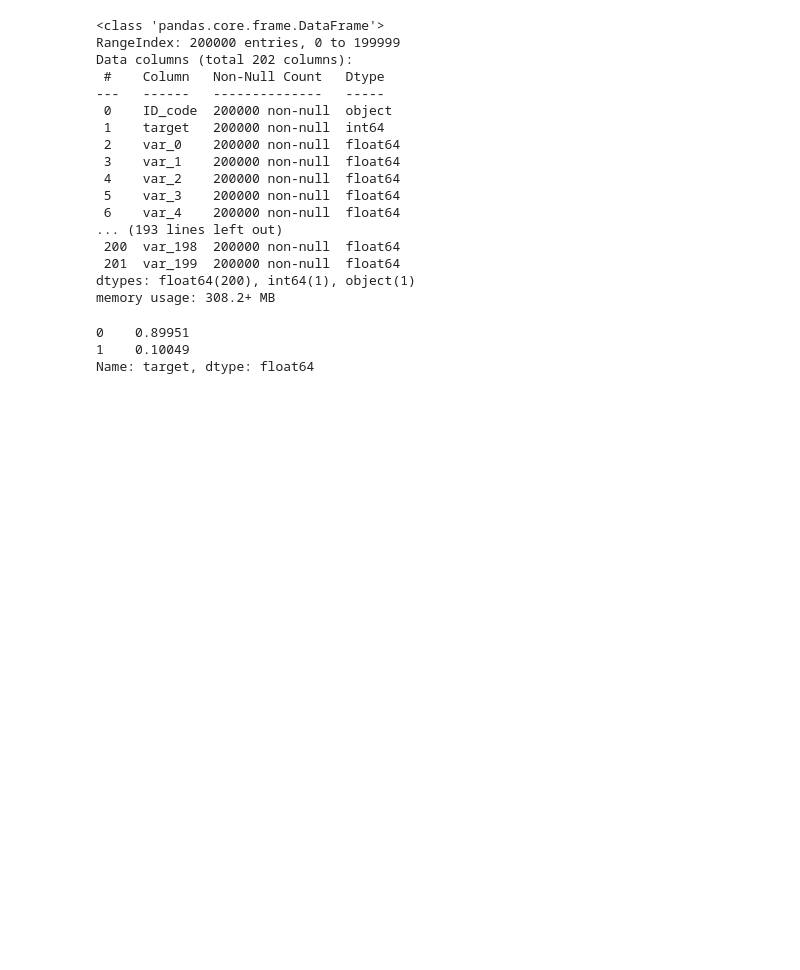
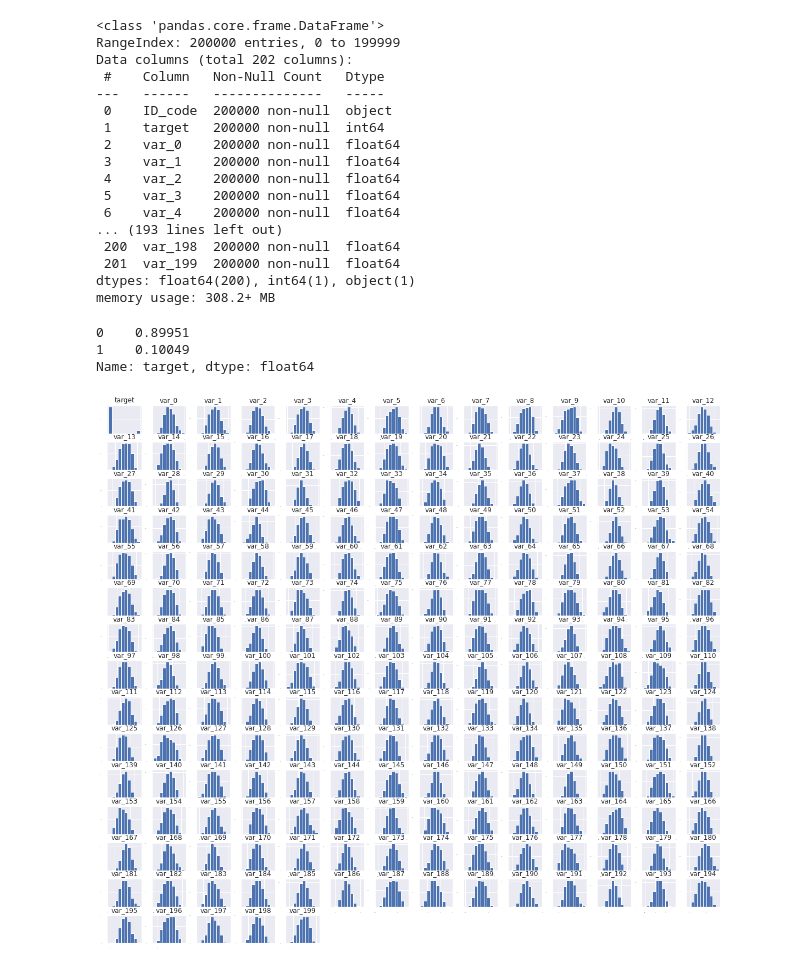
Before and after one commit to nitishsingh158/ML_noteboks, a Jupyter notebook: santander-customer-transaction.ipynb, the cells around one changed output. Cells and saved outputs as stored; diff of their text form; code cells hidden in the pictures; blank space fills up the shorter version.

```diff
--- a/santander-customer-transaction.ipynb
+++ b/santander-customer-transaction.ipynb
@@ -99,9 +100,11 @@ raw_dataset["target"].value_counts(dropna = False)/raw_dataset.shape[0]
 Name: target, dtype: float64
 # %%
 # #get distribution
-# raw_dataset.hist(sharex=False, sharey=False, xlabelsize=1, ylabelsize=1, figsize = (20,18));
+raw_dataset.hist(sharex=False, sharey=False, xlabelsize=1, ylabelsize=1, figsize = (20,18));
 
 # # Except target, most of the variables are normally distributed
+# %% [output]
+[figure, added]
 # %%
 # get box and whisker plots
 
```
Also changed, not shown: parts of 31 cells of this notebook.
